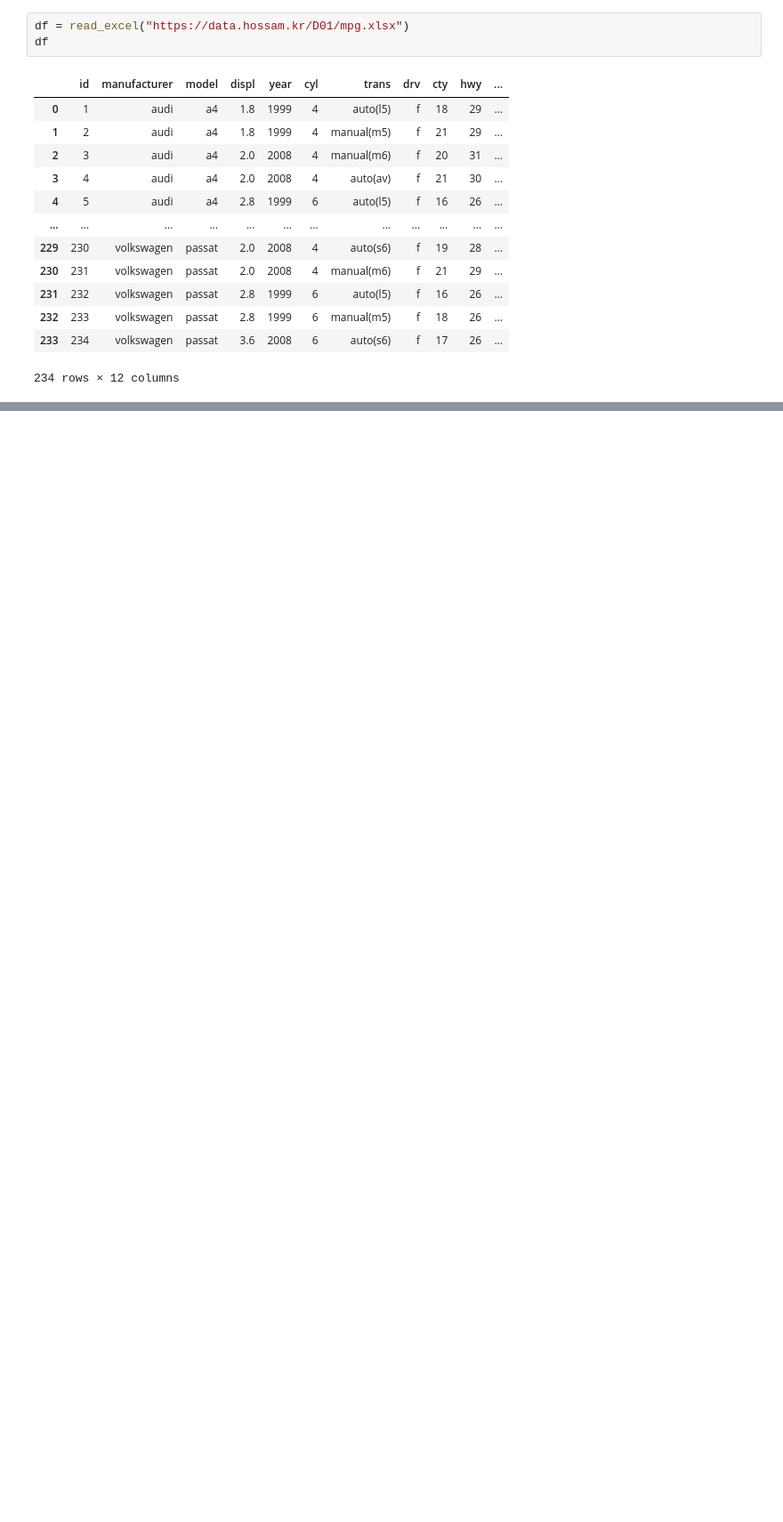
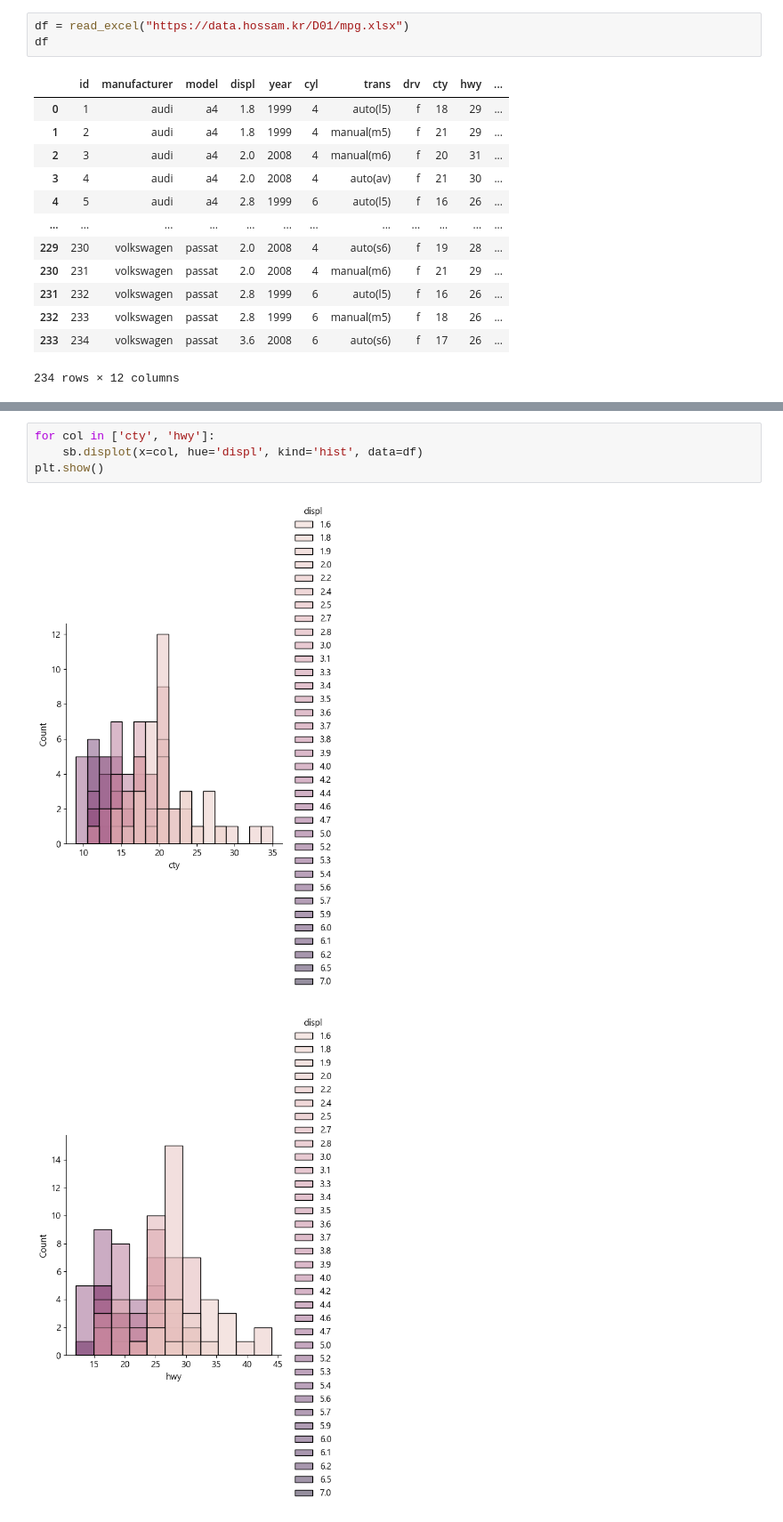
Before and after one commit to jihun5/it_jupyter, a Jupyter notebook: 연습문제(3).ipynb, the cells around one changed output, grey strips where cells are left out. Shown at 89% size. Saved outputs shown, nothing was run; the diff lists cells and outputs as text; blank space fills up the shorter version.

```diff
--- a/연습문제(3).ipynb
+++ b/연습문제(3).ipynb
@@ -57,0 +99,7 @@ plt.show()
+# %%
+for col in ['cty', 'hwy']:
+    sb.displot(x=col, hue='displ', kind='hist', data=df)
+plt.show()
+# %% [output]
+[figure, added]
+[figure, added]
```
Also changed, not shown: parts of 10 cells of this notebook, 6 other files.
